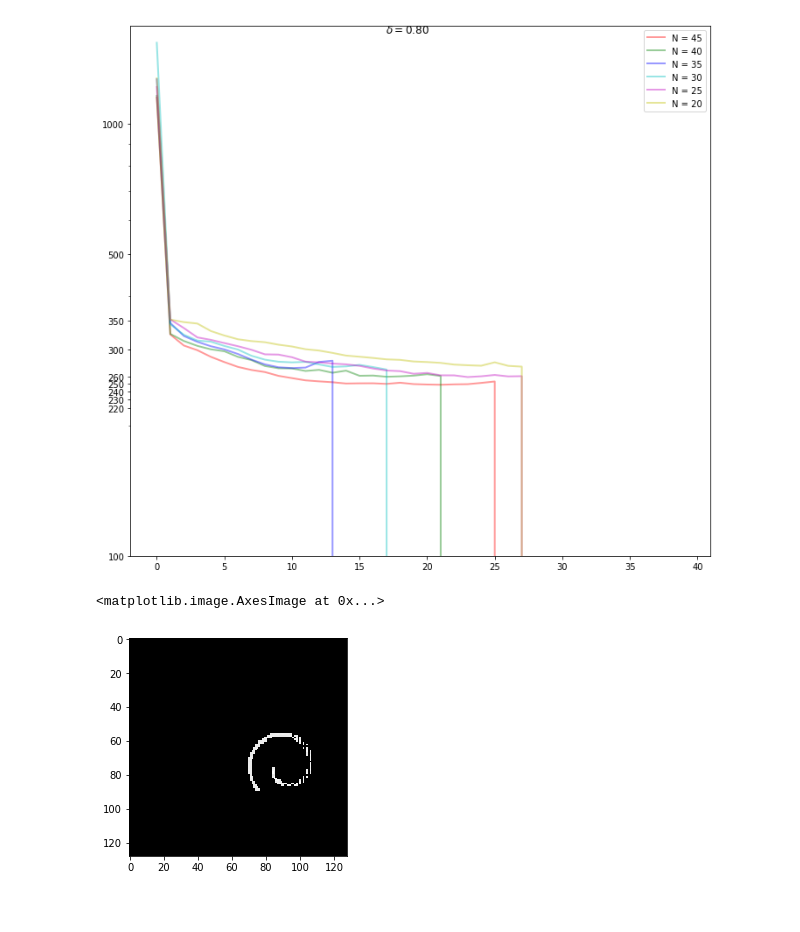
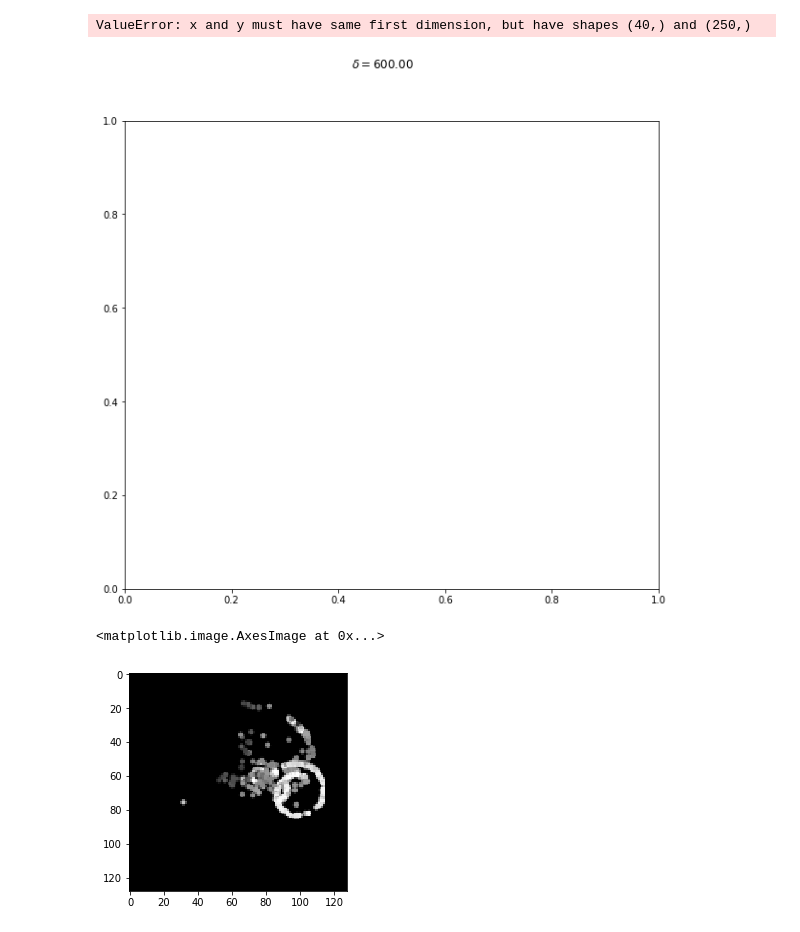
Before and after one commit to ATTPC/VAE-event-classification, a Jupyter notebook: notebooks/exploring_hyperparams.ipynb, the cells around one changed output. Saved outputs shown, nothing was run; the diff lists cells and outputs as text; code cells hidden in the pictures.

```diff
--- a/notebooks/exploring_hyperparams.ipynb
+++ b/notebooks/exploring_hyperparams.ipynb
@@ -8,10 +10,12 @@ sys.path.append("../src")
 from numpy_filterbank import *
 %matplotlib inline
 # %%
-hyperparam_vals = np.load("../loss_records/hyperparam_vals_1.npy")
-loss_values = np.load("../loss_records/delta_opt_1.npy")
+hyperparam_vals = np.load("../loss_records/hyperparam_vals_6.npy")
+loss_values = np.load("../loss_records/delta_opt_6.npy")
+clf_acc = np.load("../loss_records/accuracy_vals6.npy")
 
-images = np.load("../data/simulated/pr_train_simulated.npy")
+images = np.load("../data/processed/train.npy")
+simulated = np.load("../data/simulated/pr_train_simulated.npy")
 # %%
 loss_values.shape
 # %% [output]
@@ -54,11 +129,15 @@ ax.set_yticks([100, 220, 230, 240, 250, 260, 300, 350, 500, 1000])
 ax.get_yaxis().set_major_formatter(matplotlib.ticker.ScalarFormatter())
 plt.tight_layout()
 # %% [output]
+ValueError: x and y must have same first dimension, but have shapes (40,) and (250,)
-[figure, old version]
+[figure, new version]
 # %%
-selected = images[3].reshape((1, 128, 128))
+selected = images[2].reshape((1, 128, 128)).copy()
+#selected = simulated[3].reshape((1, 128, 128))
+#selected[selected < 0.3] = 0
+
 plt.imshow(selected.reshape((128, 128)), cmap="Greys_r")
 # %% [output]
 <matplotlib.image.AxesImage at 0x...>
-[figure, old version]
+[figure, new version]
 # %%
```
Also changed, not shown: parts of 11 cells of this notebook, 23 other files.
